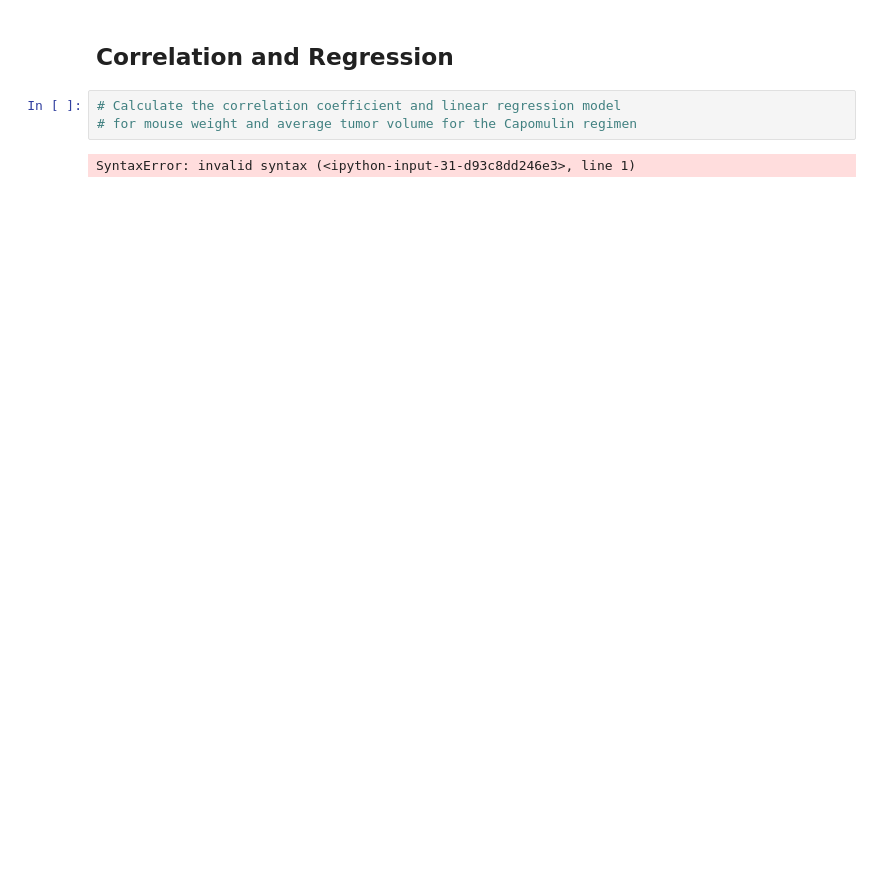
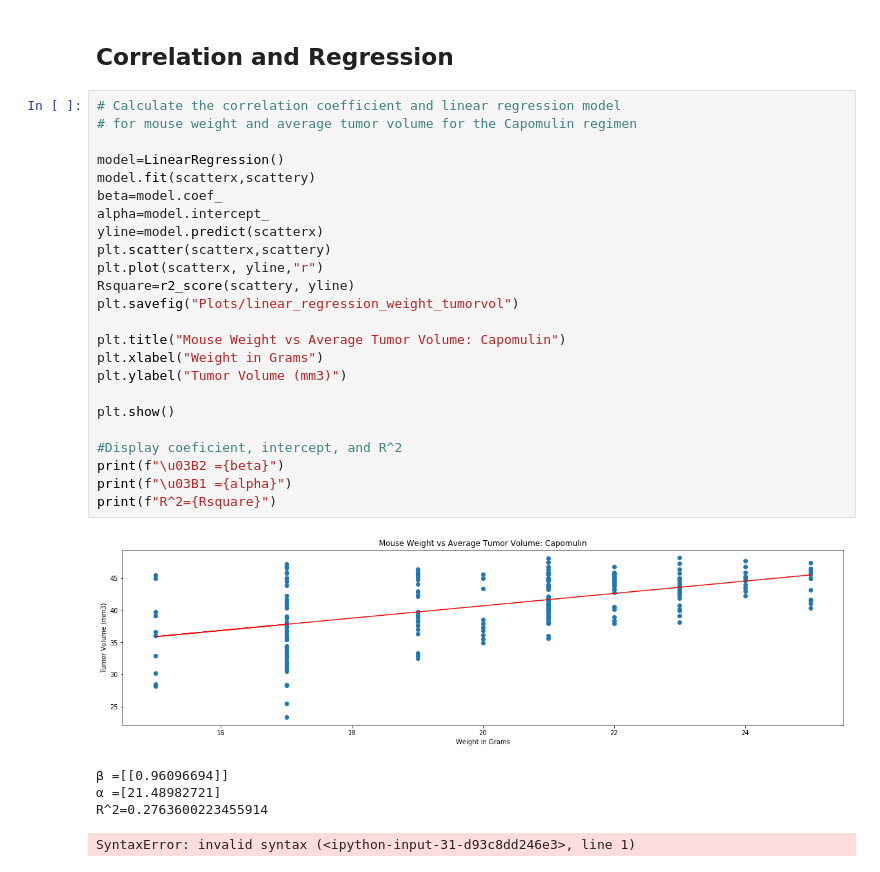
Before and after one commit to KathrynPanger/pharmaceutical-testing, a Jupyter notebook: pymaceuticals_starter.ipynb, the cells around one changed output. Saved outputs shown, nothing was run; the diff lists cells and outputs as text; blank space fills up the shorter version.

Commit message:
linear regression and coeficient

```diff
--- a/pymaceuticals_starter.ipynb
+++ b/pymaceuticals_starter.ipynb
@@ -566,8 +571,34 @@ plt.show()
 # %% [markdown]
 ## Correlation and Regression
-# %%
-# Calculate the correlation coefficient and linear regression model
-# for mouse weight and average tumor volume for the Capomulin regimen
+# %%
+# Calculate the correlation coefficient and linear regression model
+# for mouse weight and average tumor volume for the Capomulin regimen
+
+model=LinearRegression()
+model.fit(scatterx,scattery)
+beta=model.coef_
+alpha=model.intercept_
+yline=model.predict(scatterx)
+plt.scatter(scatterx,scattery)
+plt.plot(scatterx, yline,"r")
+Rsquare=r2_score(scattery, yline)
+plt.savefig("Plots/linear_regression_weight_tumorvol")
+
+plt.title("Mouse Weight vs Average Tumor Volume: Capomulin")
+plt.xlabel("Weight in Grams")
+plt.ylabel("Tumor Volume (mm3)")
+
+plt.show()
+
+#Display coeficient, intercept, and R^2
+print(f"\u03B2 ={beta}")
+print(f"\u03B1 ={alpha}")
+print(f"R^2={Rsquare}")
+# %% [output]
+[figure, added]
+β =[[0.96096694]]
+α =[21.48982721]
+R^2=0.2763600223455914
 # %%
 # %% [output]
 SyntaxError: invalid syntax (<ipython-input-31-d93c8dd246e3>, line 1)
```
Also changed, not shown: parts of 2 cells of this notebook, 1 other file.
